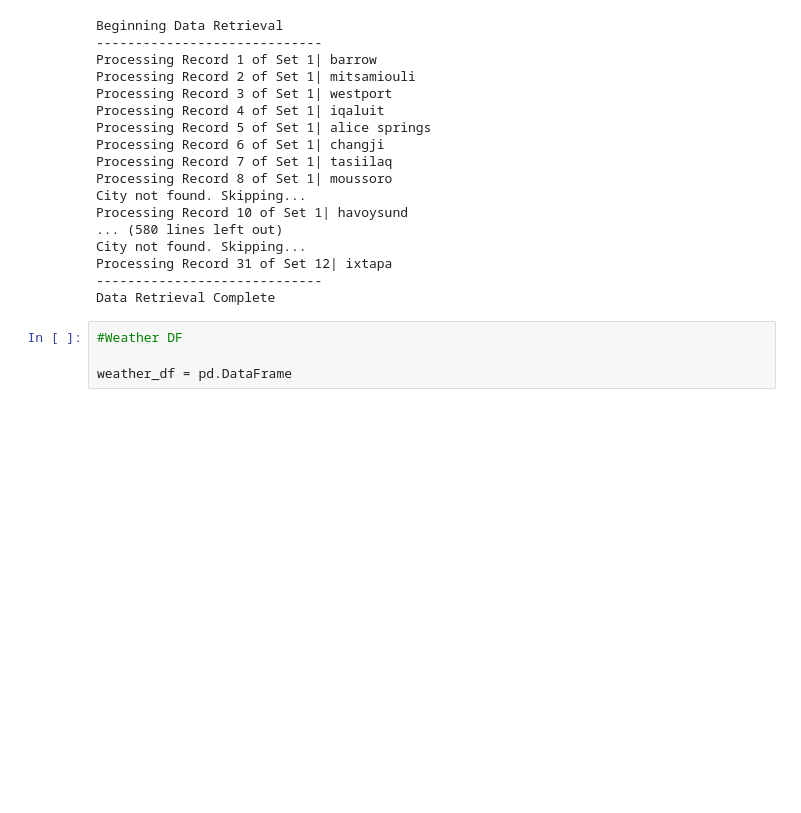
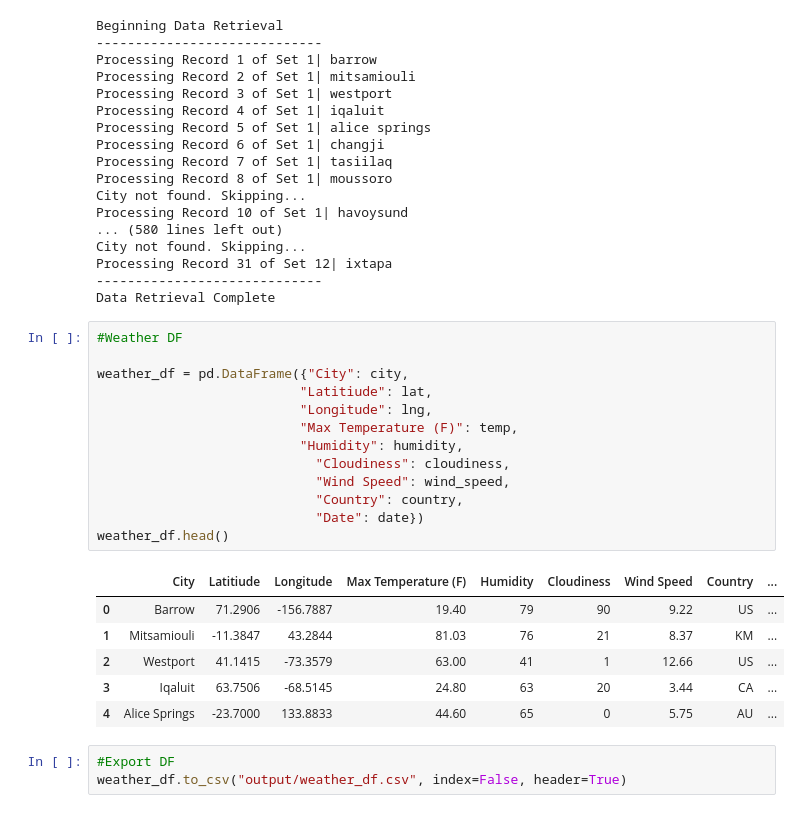
Before and after one commit to carlosmendozaj/Weather-Python-API, a Jupyter notebook: WeatherPy/WeatherPy.ipynb, the cells around one changed output. Drawn from its saved outputs; the diff is of its cells as text; blank space fills up the shorter version.

```diff
--- a/WeatherPy/WeatherPy.ipynb
+++ b/WeatherPy/WeatherPy.ipynb
@@ -123,7 +123,26 @@ City not found. Skipping...
 Processing Record 31 of Set 12| ixtapa
 -----------------------------
 Data Retrieval Complete
-# %%
-#Weather DF
-
-weather_df = pd.DataFrame
+# %%
+#Weather DF
+
+weather_df = pd.DataFrame({"City": city,
+                          "Latitiude": lat,
+                          "Longitude": lng,
+                          "Max Temperature (F)": temp,
+                          "Humidity": humidity,
+                            "Cloudiness": cloudiness,
+                            "Wind Speed": wind_speed,
+                            "Country": country,
+                            "Date": date})
+weather_df.head()
+# %% [output]
+|  | City | Latitiude | Longitude | Max Temperature (F) | Humidity | Cloudiness | Wind Speed | Country | ... |
+| 0 | Barrow | 71.2906 | -156.7887 | 19.40 | 79 | 90 | 9.22 | US | ... |
+| 1 | Mitsamiouli | -11.3847 | 43.2844 | 81.03 | 76 | 21 | 8.37 | KM | ... |
+| 2 | Westport | 41.1415 | -73.3579 | 63.00 | 41 | 1 | 12.66 | US | ... |
+| 3 | Iqaluit | 63.7506 | -68.5145 | 24.80 | 63 | 20 | 3.44 | CA | ... |
+| 4 | Alice Springs | -23.7000 | 133.8833 | 44.60 | 65 | 0 | 5.75 | AU | ... |
+# %%
+#Export DF
+weather_df.to_csv("output/weather_df.csv", index=False, header=True)
```
Also changed, not shown: parts of 1 cell of this notebook, 1 other file.
